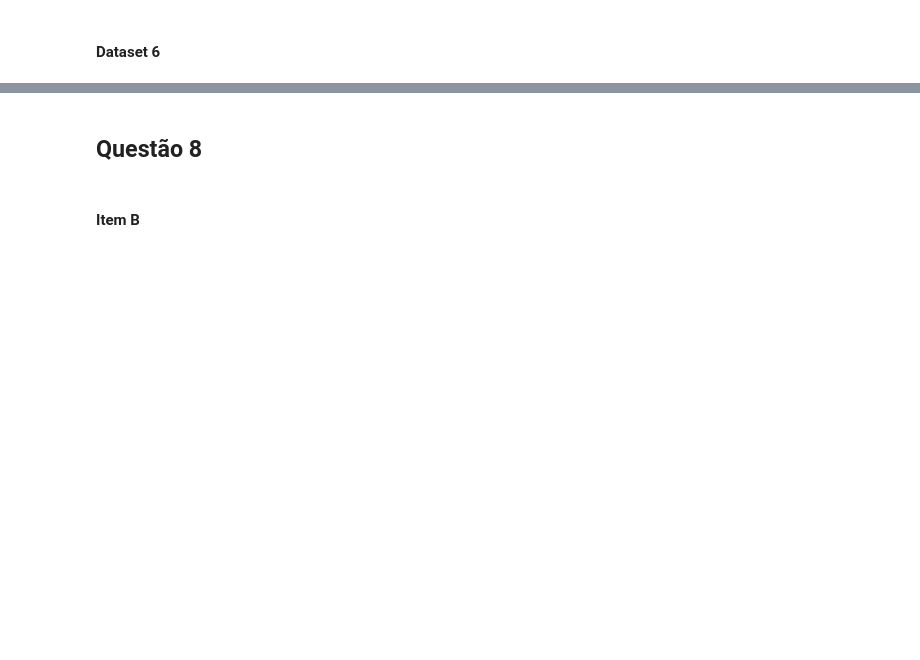
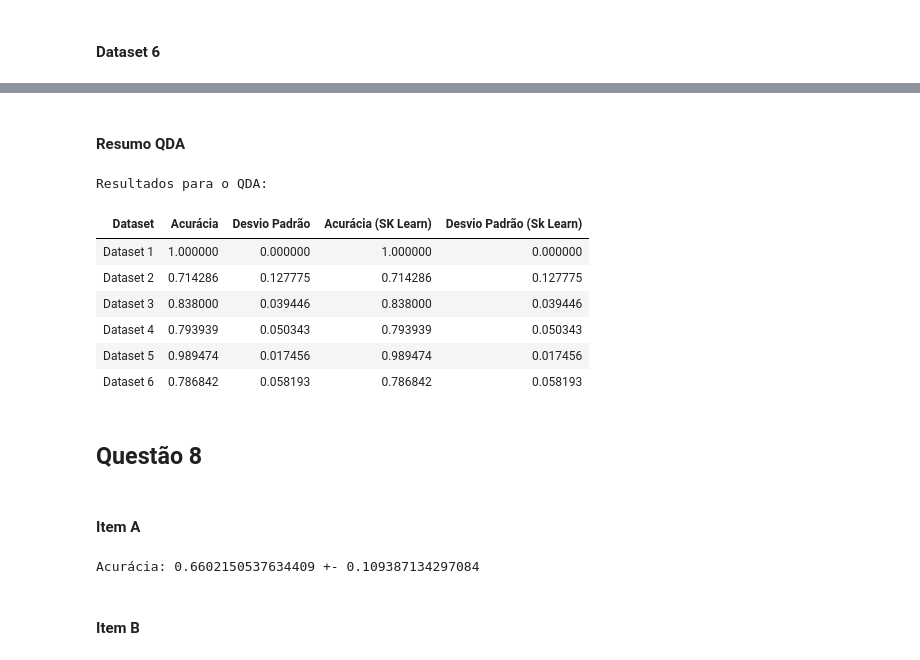
Before and after one commit to DimitriLeandro/MachineLearningUFABC, a Jupyter notebook: Atividade1/ML-Exerc01.ipynb, the cells around one changed output, grey strips where cells are left out. Drawn from its saved outputs; the diff is of its cells as text; code cells hidden in the pictures; blank space fills up the shorter version.

```diff
--- a/Atividade1/ML-Exerc01.ipynb
+++ b/Atividade1/ML-Exerc01.ipynb
@@ -629,3 +628,4 @@ dataframe5 = pd.read_csv("/home/dimi/Programming/MachineLearningUFABC/Projeto1KN
 dataframe6 = pd.read_csv("/home/dimi/Programming/MachineLearningUFABC/Projeto1KNN/datasets/Parte_1/dataset6.txt", names=colunas)
 # %%
 matrizResultadosLDA = []
+matrizResultadosQDA = []
@@ -911,5 +1087,75 @@ dataframeResumoLDA.style.hide_index()
+# %% [markdown]
+#### Resumo QDA
+# %%
+print("Resultados para o QDA:")
+dataframeResumoLDA = pd.DataFrame(data=matrizResultadosQDA, columns=["Dataset", "Acurácia", "Desvio Padrão", "Acurácia (SK Learn)", "Desvio Padrão (Sk Learn)"])
+dataframeResumoLDA.style.hide_index()
+# %% [output]
+Resultados para o QDA:
+| Dataset | Acurácia | Desvio Padrão | Acurácia (SK Learn) | Desvio Padrão (Sk Learn) |
+| Dataset 1 | 1.000000 | 0.000000 | 1.000000 | 0.000000 |
+| Dataset 2 | 0.714286 | 0.127775 | 0.714286 | 0.127775 |
+| Dataset 3 | 0.838000 | 0.039446 | 0.838000 | 0.039446 |
+| Dataset 4 | 0.793939 | 0.050343 | 0.793939 | 0.050343 |
+| Dataset 5 | 0.989474 | 0.017456 | 0.989474 | 0.017456 |
+| Dataset 6 | 0.786842 | 0.058193 | 0.786842 | 0.058193 |
 # %% [markdown]
 ## Questão 8
+# %% [markdown]
+#### Item A
+# %%
+# CRIANDO OS ARRAYS DE DADOS E CLASSIFICACAO CORRETA
+x = dataframe2[["feature1", "feature2"]].values
+y = dataframe2["classeCorreta"].values
+
+# BOOTSTRAP
+arrayAcuraciasLDA = []
+for i in range(100):
+
+    # HOLDOUT -> 5 VETORES PARA TREINAMENTO
+    percentualTeste = (len(x) - 5)/len(x)
+    xTrain, xTest, yTrain, yTest = tts(x, y, test_size=percentualTeste, shuffle=True)
+
+    # PRINTANDO
+    #plt.scatter(xTrain[:,0], xTrain[:,1], c=yTrain)
+    #plt.scatter(xTest[:,0], xTest[:,1], color="#cccccc")
+    #plt.grid(alpha=0.4)
+    #plt.show()
+
+    # SEPARANDO O QUE E DE CADA CLASSE PRA DEPOIS TIRAR A MEDIA E AS COVARIANCIAS
+    dadosTreinoClasseA = np.array([dadoAtual for j, dadoAtual in enumerate(xTrain) if yTrain[j] == 1])
+    dadosTreinoClasseB = np.array([dadoAtual for j, dadoAtual in enumerate(xTrain) if yTrain[j] == 2])
+
+    # VERIFICANDO SE TEM DADO DAS DUAS CLASSES PRA TESTAR, SE NAO TIVER NAO TEM COMO TREINAR
+    if len(dadosTreinoClasseA) == 0 or len(dadosTreinoClasseB) == 0:
+        continue
+
+    # USANDO OS DADOS DE TREINAMENTO PARA DEFINIR AS MEDIAS, MATRIZES DE COVARIANCIA E PROB CLASSES
+    vetorMediasClasseA        = np.mean(dadosTreinoClasseA, axis=0)
+    #matrizCovarianciasClasseA = np.cov(dadosTreinoClasseA.T)
+    probClasseA               = len(dadosTreinoClasseA)/len(xTrain)
+    vetorMediasClasseB        = np.mean(dadosTreinoClasseB, axis=0)
+    #matrizCovarianciasClasseB = np.cov(dadosTreinoClasseB.T)
+    probClasseB               = len(dadosTreinoClasseB)/len(xTrain)
+    matrizCovarianciasGeral   = np.cov(xTrain.T)
+
+    # PREDIZENDO
+    acertos = 0
+
+    for xAtual, classeCorreta in zip(xTest, yTest):
+        classePredita = predizer(xAtual, vetorMediasClasseA, matrizCovarianciasGeral, vetorMediasClasseB, matrizCovarianciasGeral, probClasseA, probClasseB)
+
+        if classePredita == classeCorreta:
+            acertos += 1
+
+    # CALCULO A ACURACIA
+    acuraciaAtual = acertos / len(xTest)
+    arrayAcuraciasLDA.append(acuraciaAtual)
+
+print("Acurácia:", np.mean(arrayAcuraciasLDA), "+-", np.std(arrayAcuraciasLDA))
+matrizResultadosLDA.append(["Dataset 2", np.mean(arrayAcuraciasLDA), np.std(arrayAcuraciasLDA)])
+# %% [output]
+Acurácia: 0.6602150537634409 +- 0.109387134297084
 # %% [markdown]
 #### Item B
 # %%
```
Also changed, not shown: parts of 19 cells of this notebook, 1 other file.
